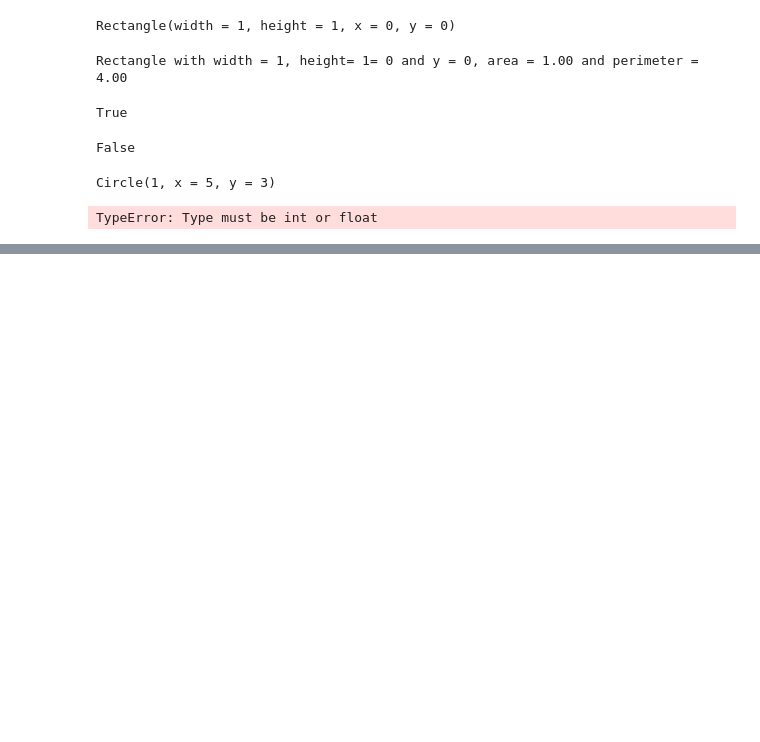
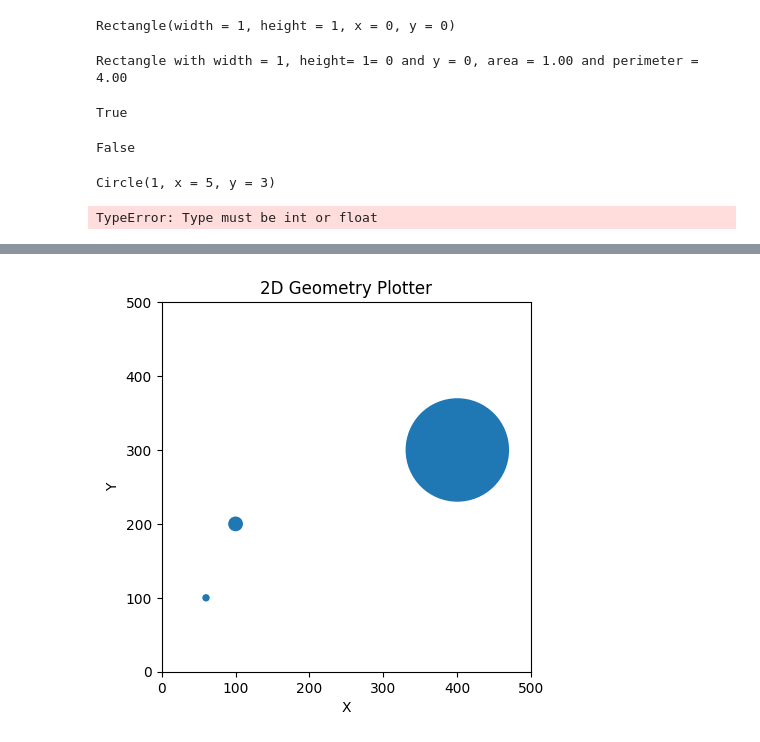
Before and after one commit to mirandalyng/Lab_02_M_Lyng, a Jupyter notebook: manual_testing.ipynb, the cells around one changed output, grey strips where cells are left out. Cells and saved outputs as stored; diff of their text form; code cells hidden in the pictures; blank space fills up the shorter version.

```diff
--- a/manual_testing.ipynb
+++ b/manual_testing.ipynb
@@ -103,0 +93,10 @@ Cube(3, x = 5, y = 5)
+# %%
+c1 = Circle(x = 100, y = 200, radius = 10)
+c2 = Circle(x = 400, y = 300, radius = 70)
+c3 = Circle(x = 60, y = 100, radius = 5)
+
+
+plotter = Shape2DPlotter()
+plotter.plot([c1, c2, c3])
+# %% [output]
+[figure, added]
```
Also changed, not shown: parts of 17 cells of this notebook, 2 other files.
